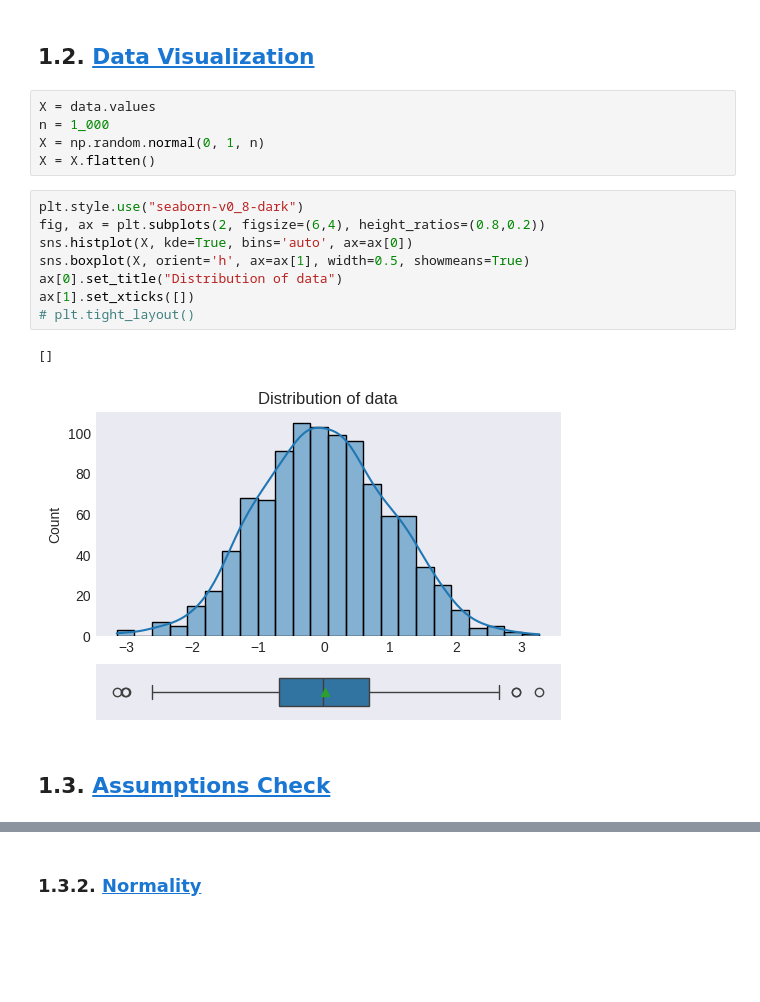
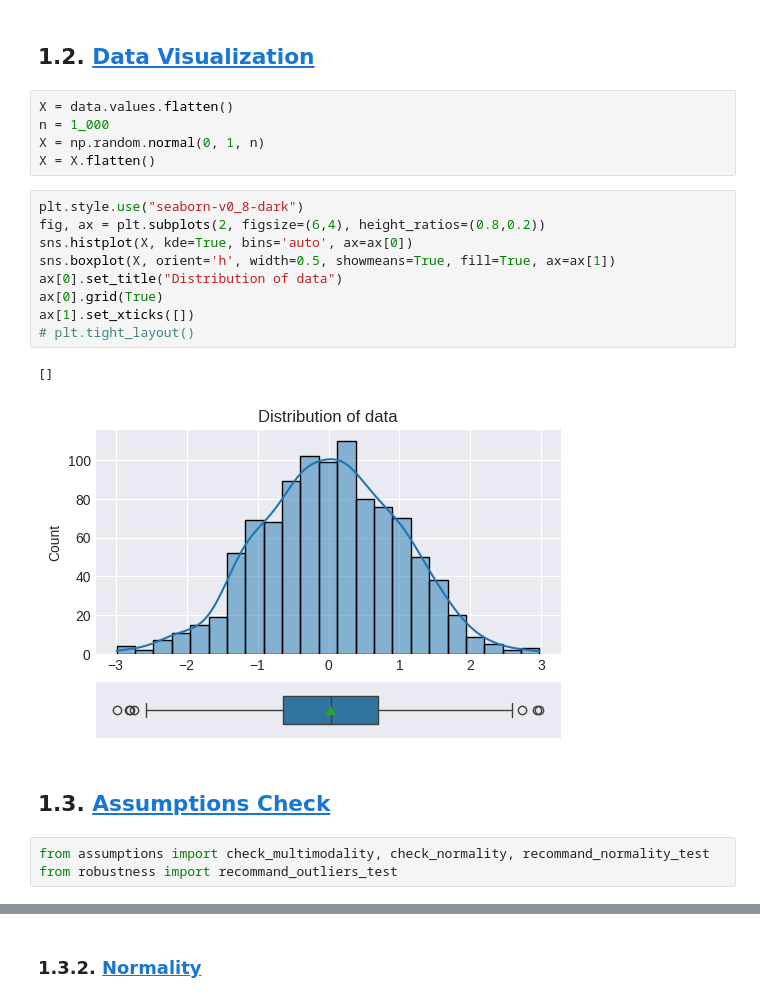
Before and after one commit to rammah83/Statistical_tasks, a Jupyter notebook: univariate.ipynb, the cells around one changed output, grey strips where cells are left out. Drawn from its saved outputs; the diff is of its cells as text; blank space fills up the shorter version.

```diff
--- a/univariate.ipynb
+++ b/univariate.ipynb
@@ -65,21 +68,25 @@ stats_summary.round(3).T
 # %% [markdown]
 ## 1.2. <a id='toc1_2_'></a>[Data Visualization](#toc0_)
 # %%
-X = data.values
+X = data.values.flatten()
 n = 1_000
 X = np.random.normal(0, 1, n)
 X = X.flatten()
 # %%
 plt.style.use("seaborn-v0_8-dark")
 fig, ax = plt.subplots(2, figsize=(6,4), height_ratios=(0.8,0.2))
 sns.histplot(X, kde=True, bins='auto', ax=ax[0])
-sns.boxplot(X, orient='h', ax=ax[1], width=0.5, showmeans=True)
+sns.boxplot(X, orient='h', width=0.5, showmeans=True, fill=True, ax=ax[1])
 ax[0].set_title("Distribution of data")
+ax[0].grid(True)
 ax[1].set_xticks([])
 # plt.tight_layout()
 # %% [output]
 []
-[figure, old version]
+[figure, new version]
 # %% [markdown]
 ## 1.3. <a id='toc1_3_'></a>[Assumptions Check](#toc0_)
+# %%
+from assumptions import check_multimodality, check_normality, recommand_normality_test
+from robustness import recommand_outliers_test
 # %%
```
Also changed, not shown: parts of 2 cells of this notebook, 2 other files.
